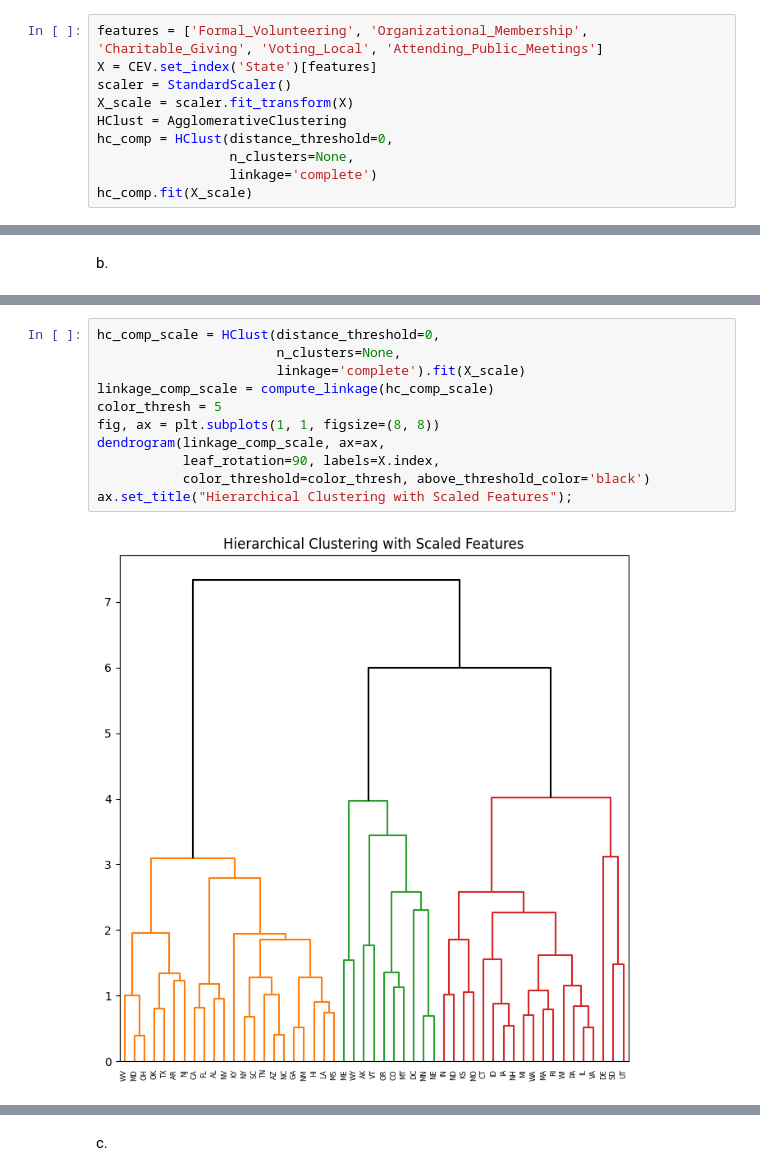
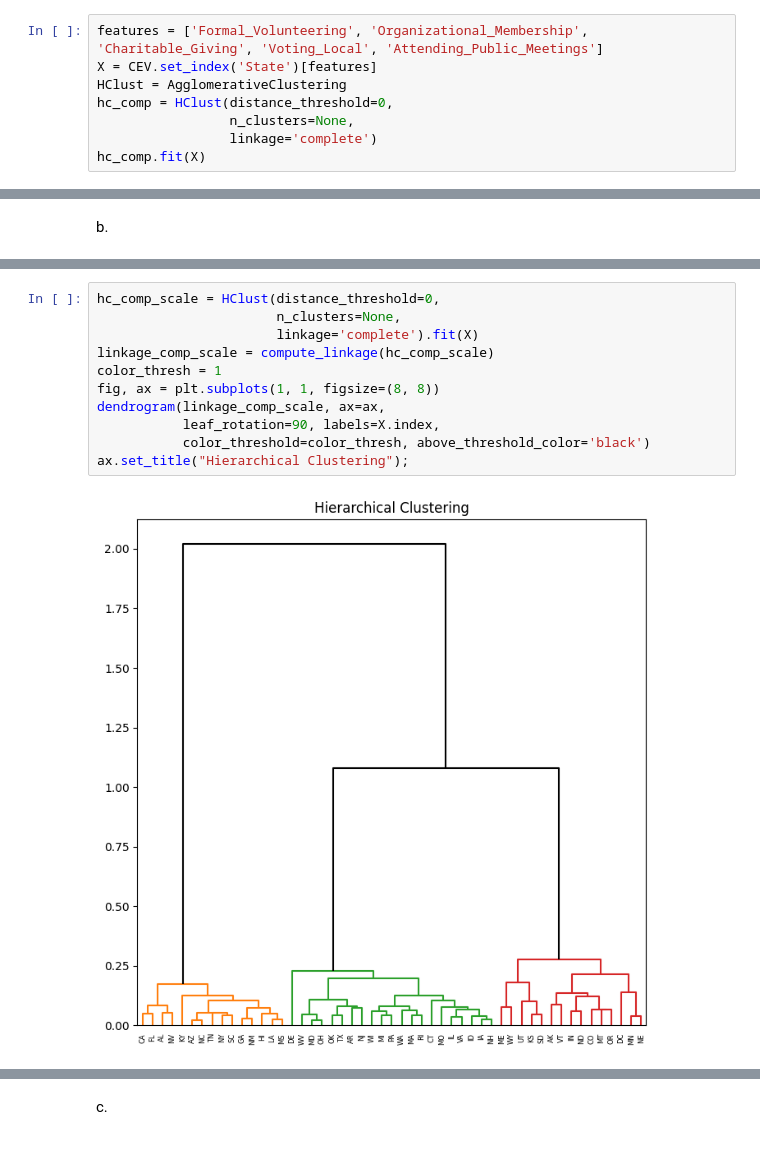
Before and after one commit to katesnow1/code_2600, a Jupyter notebook: homework3.ipynb, the cells around one changed output, grey strips where cells are left out. Cells and saved outputs as stored; diff of their text form.

```diff
--- a/homework3.ipynb
+++ b/homework3.ipynb
@@ -550,13 +550,11 @@ a.
 # %%
 features = ['Formal_Volunteering', 'Organizational_Membership', 'Charitable_Giving', 'Voting_Local', 'Attending_Public_Meetings']
 X = CEV.set_index('State')[features]
-scaler = StandardScaler()
-X_scale = scaler.fit_transform(X)
 HClust = AgglomerativeClustering
 hc_comp = HClust(distance_threshold=0,
                  n_clusters=None,
                  linkage='complete')
-hc_comp.fit(X_scale)
+hc_comp.fit(X)
 # %% [output]
 AgglomerativeClustering(distance_threshold=0, linkage='complete',
                         n_clusters=None)
@@ -604,14 +602,14 @@ X.sort_values('cluster')
 # %%
 hc_comp_scale = HClust(distance_threshold=0,
                        n_clusters=None,
-                       linkage='complete').fit(X_scale)
+                       linkage='complete').fit(X)
 linkage_comp_scale = compute_linkage(hc_comp_scale)
-color_thresh = 5
+color_thresh = 1
 fig, ax = plt.subplots(1, 1, figsize=(8, 8))
 dendrogram(linkage_comp_scale, ax=ax,
            leaf_rotation=90, labels=X.index,
            color_threshold=color_thresh, above_threshold_color='black')
-ax.set_title("Hierarchical Clustering with Scaled Features");
+ax.set_title("Hierarchical Clustering");
 # %% [output]
-[figure, old version]
+[figure, new version]
 # %%
```
Also changed, not shown: parts of 10 cells of this notebook.
